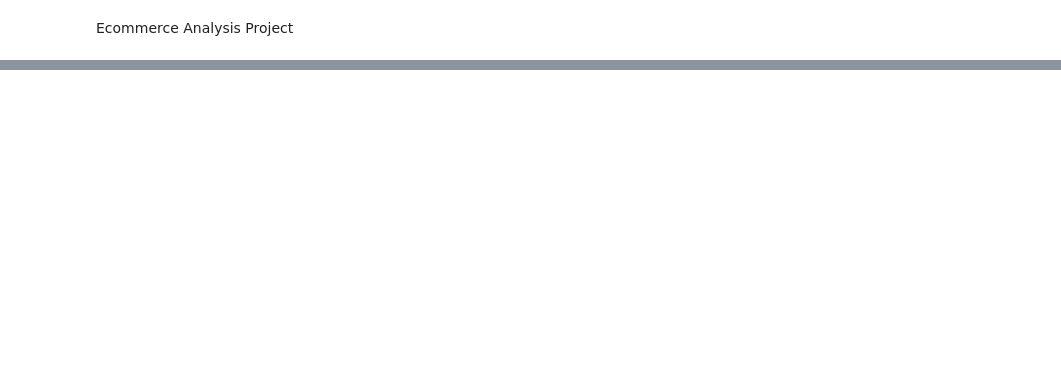
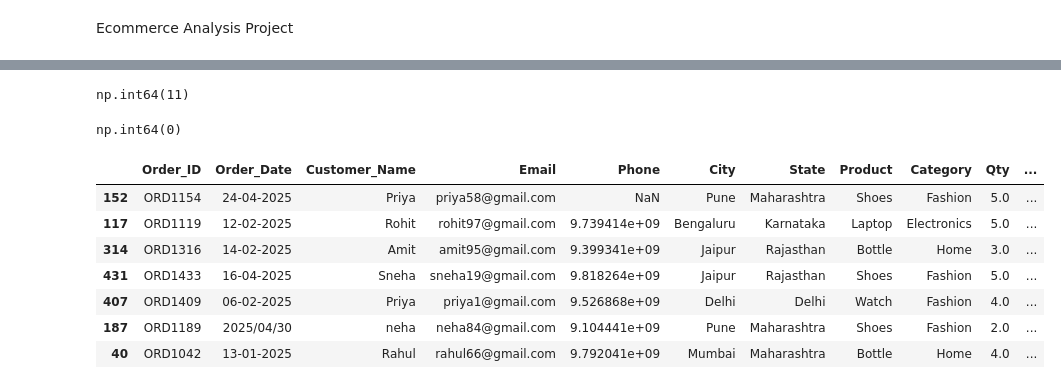
Before and after one commit to ShamsherCoder09/Data-Analytics-Portfolio-Project, a Jupyter notebook: pro2_Ecommerce_analysis.ipynb, the cells around one changed output, grey strips where cells are left out. Cells and saved outputs as stored; diff of their text form; code cells hidden in the pictures; blank space fills up the shorter version.

```diff
--- a/pro2_Ecommerce_analysis.ipynb
+++ b/pro2_Ecommerce_analysis.ipynb
@@ -9,0 +81,26 @@ FileNotFoundError: [Errno 2] No such file or directory: 'Ecommerce_Unclean_Data.
+# %%
+# step 5 check duplicate records
+df.duplicated().sum()
+# %% [output]
+np.int64(11)
+# %%
+# Remoce duplicate records
+df.drop_duplicates(inplace=True)
+# %%
+df.duplicated().sum()
+# %% [output]
+np.int64(0)
+# %%
+# Replace invalid values
+# Replace comman invalid values with NaN
+df.replace(['N/A', 'NULL',''],np.nan,inplace=True)
+df.sample(7)
+# %% [output]
+|  | Order_ID | Order_Date | Customer_Name | Email | Phone | City | State | Product | Category | Qty | ... |
+| 152 | ORD1154 | 24-04-2025 | Priya | priya58@gmail.com | NaN | Pune | Maharashtra | Shoes | Fashion | 5.0 | ... |
+| 117 | ORD1119 | 12-02-2025 | Rohit | rohit97@gmail.com | 9.739414e+09 | Bengaluru | Karnataka | Laptop | Electronics | 5.0 | ... |
+| 314 | ORD1316 | 14-02-2025 | Amit | amit95@gmail.com | 9.399341e+09 | Jaipur | Rajasthan | Bottle | Home | 3.0 | ... |
+| 431 | ORD1433 | 16-04-2025 | Sneha | sneha19@gmail.com | 9.818264e+09 | Jaipur | Rajasthan | Shoes | Fashion | 5.0 | ... |
+| 407 | ORD1409 | 06-02-2025 | Priya | priya1@gmail.com | 9.526868e+09 | Delhi | Delhi | Watch | Fashion | 4.0 | ... |
+| 187 | ORD1189 | 2025/04/30 | neha | neha84@gmail.com | 9.104441e+09 | Pune | Maharashtra | Shoes | Fashion | 2.0 | ... |
+| 40 | ORD1042 | 13-01-2025 | Rahul | rahul66@gmail.com | 9.792041e+09 | Mumbai | Maharashtra | Bottle | Home | 4.0 | ... |
```
Also changed, not shown: parts of 29 cells of this notebook.
